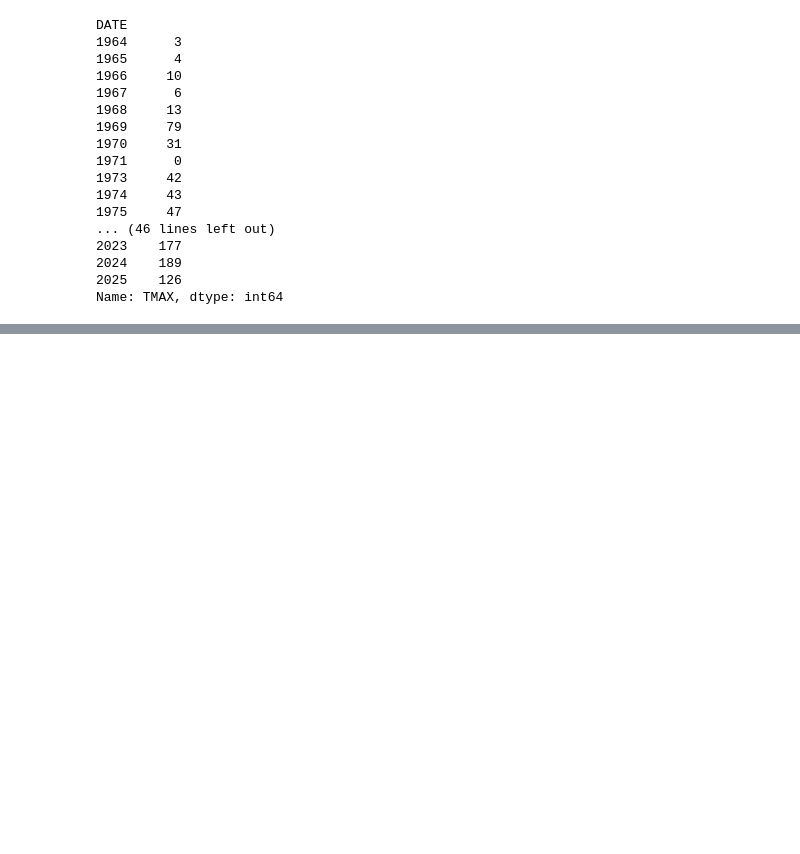
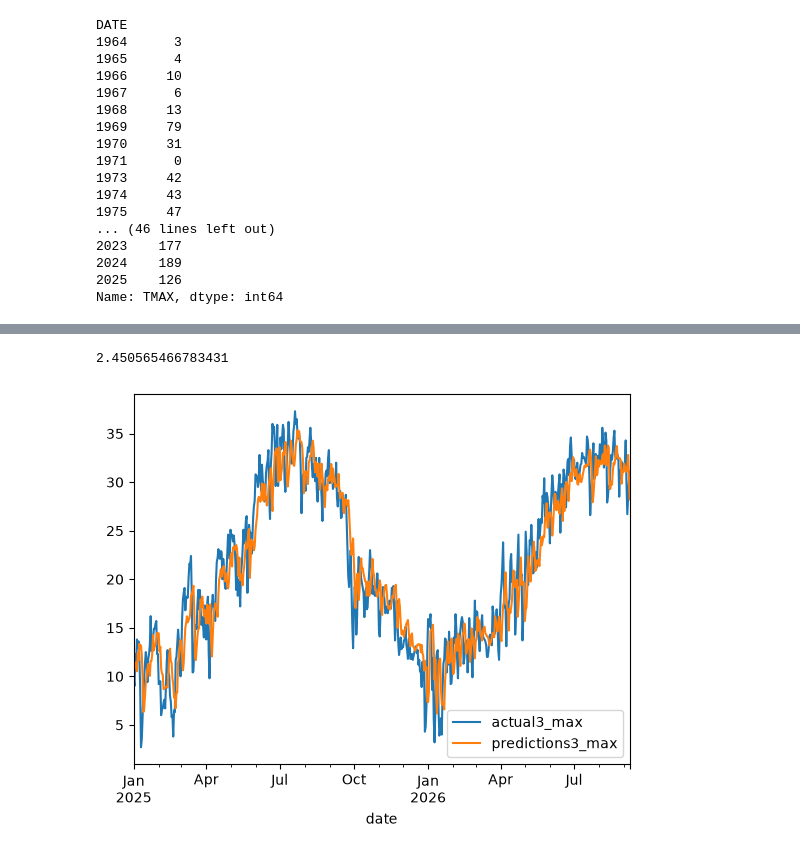
Before and after one commit to congiants/Temperature_Predictor, a Jupyter notebook: notebooks/tinkering_data.ipynb, the cells around one changed output, grey strips where cells are left out. Drawn from its saved outputs; the diff is of its cells as text; code cells hidden in the pictures; blank space fills up the shorter version.

```diff
--- a/notebooks/tinkering_data.ipynb
+++ b/notebooks/tinkering_data.ipynb
@@ -145,0 +458,6 @@ Name: TMAX, dtype: int64
+# %%
+combined3_max.plot()
+error3_max
+# %% [output]
+2.450565466783431
+[figure, added]
```
Also changed, not shown: parts of 28 cells of this notebook, 1 other file.
